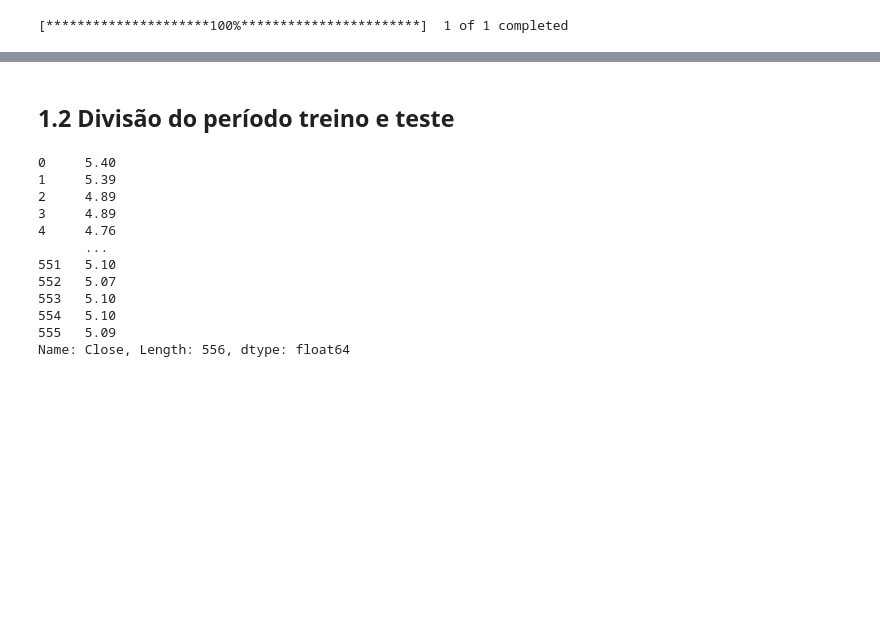
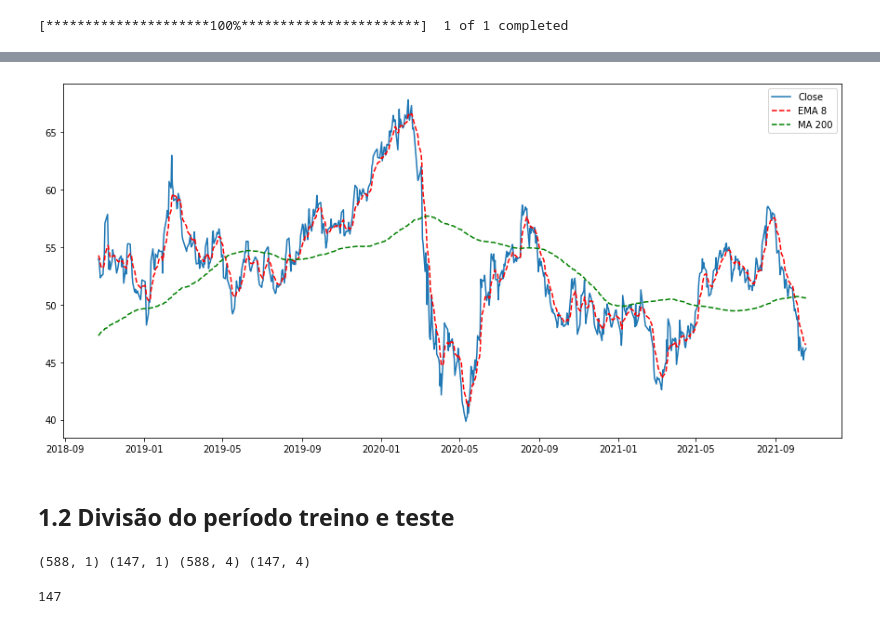
Before and after one commit to ViniciusRaphael/fii, a Jupyter notebook: fiis.ipynb, the cells around one changed output, grey strips where cells are left out. Saved outputs shown, nothing was run; the diff lists cells and outputs as text; code cells hidden in the pictures; blank space fills up the shorter version.

```diff
--- a/fiis.ipynb
+++ b/fiis.ipynb
@@ -127,2 +221,12 @@ df1 = df1.reset_index()
+# %%
+plt.figure(figsize=(15,7))
+plt.plot(df1['Date'], df1['Close'], label='Close')
+plt.plot(df1['Date'], df1['EMA_8'], 'r--', label='EMA 8')
+# plt.plot(df1['Date'], df1['EMA_21'], 'b--', label='EMA 21')
+plt.plot(df1['Date'], df1['MA_200'], 'g--', label='MA 200')
+plt.legend()
+plt.show()
+# %% [output]
+[figure, added]
 # %% [markdown]
 ## 1.2 Divisão do período treino e teste
@@ -137,17 +233,11 @@ y_test = test['Close']
-# %%
-y_train
-# %% [output]
-0     5.40
-1     5.39
-2     4.89
-3     4.89
-4     4.76
-      ...
-551   5.10
-552   5.07
-553   5.10
-554   5.10
-555   5.09
-Name: Close, Length: 556, dtype: float64
+# %%
+X_train, X_test, y_train, y_test = train_test_split( df1[['Close']], df1[['Open','Volume','EMA_8','MA_200']], test_size= .2)
+print(X_train.shape, X_test.shape, y_train.shape, y_test.shape)
+# %% [output]
+(588, 1) (147, 1) (588, 4) (147, 4)
+# %%
+len(y_pred)
+# %% [output]
+147
 # %%
 lr = LinearRegression().fit(X_train, y_train)
```
Also changed, not shown: parts of 39 cells of this notebook, 1 other file.
